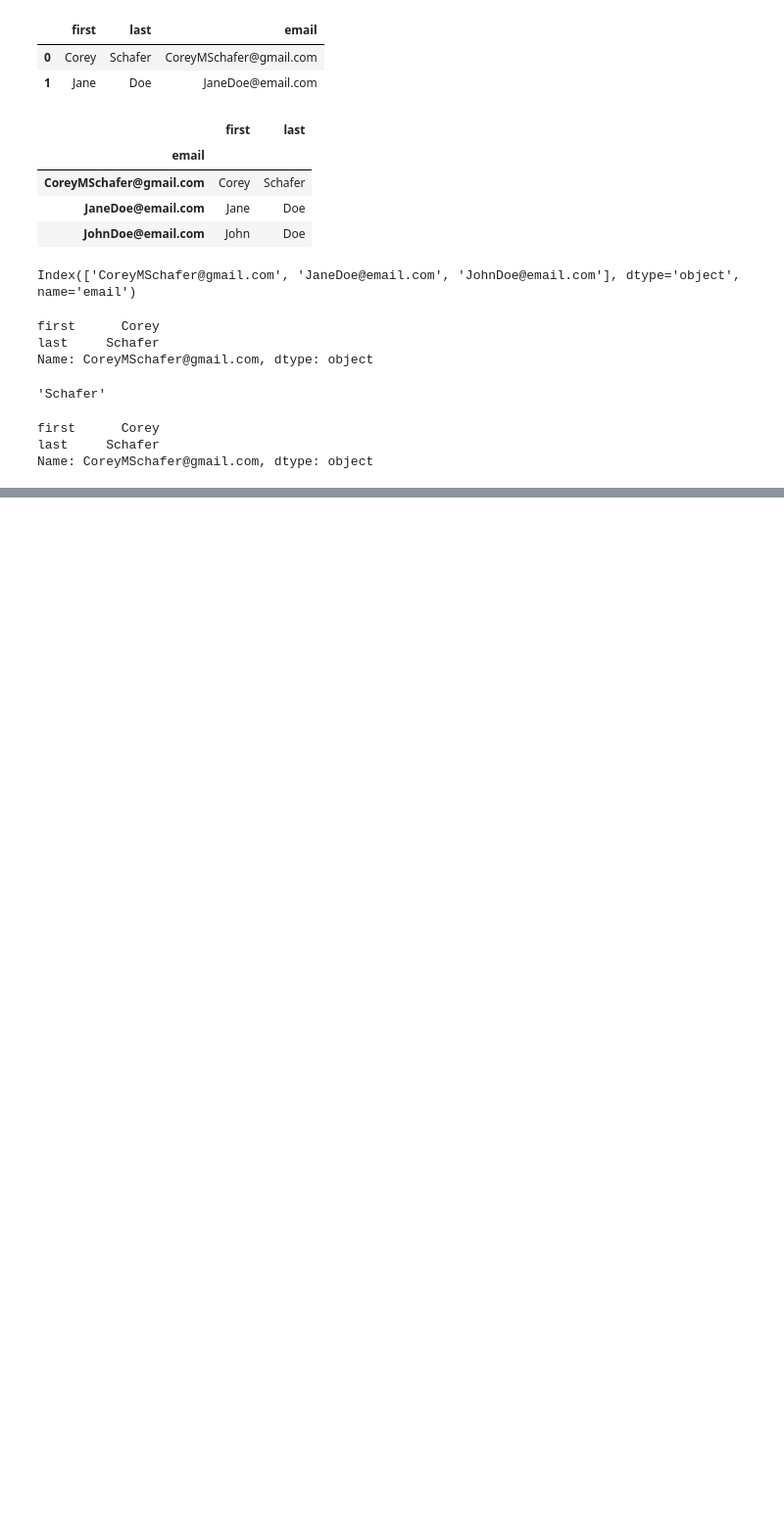
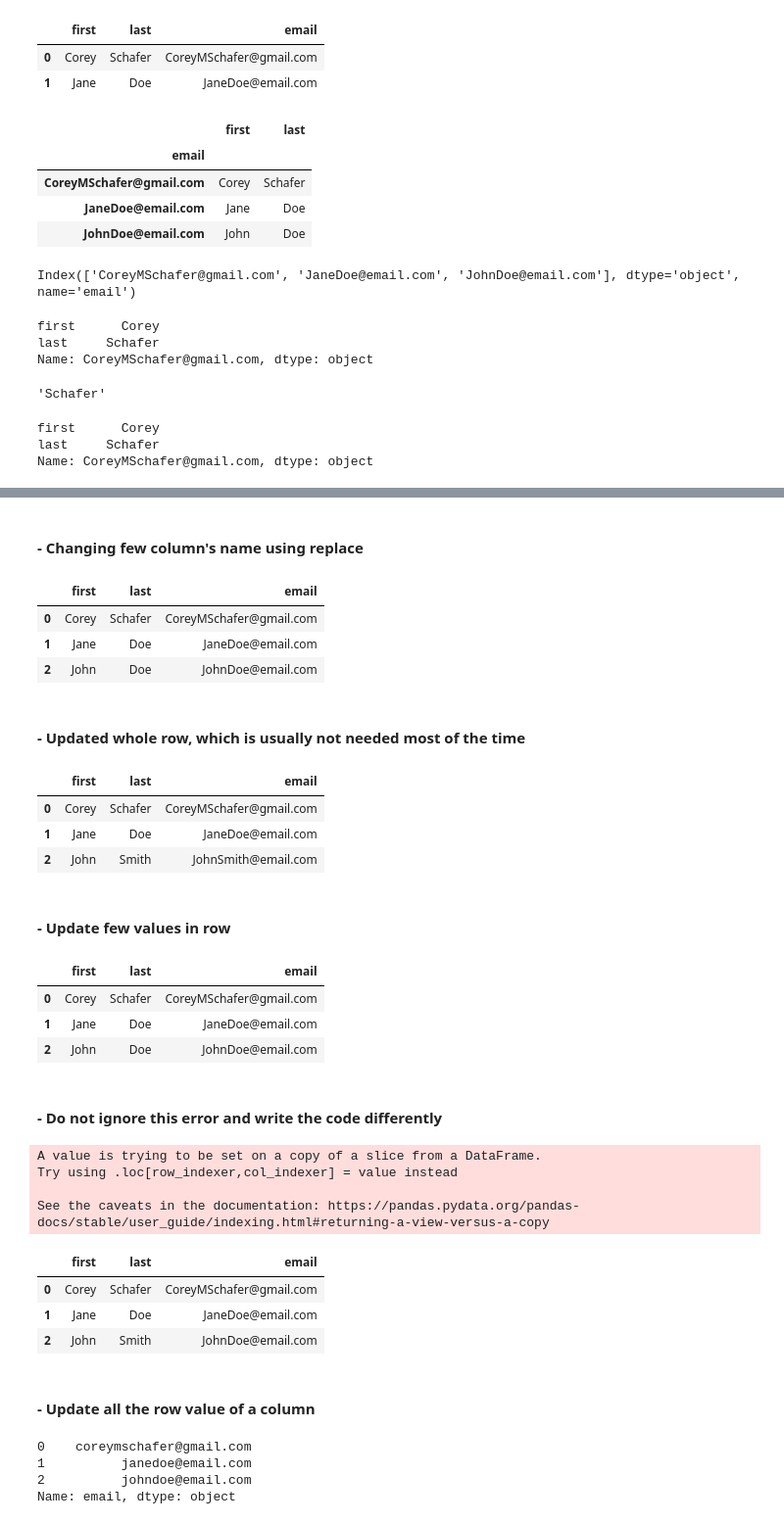
Before and after one commit to sakhawath19/Python, a Jupyter notebook: pandas/pandas_and_dict.ipynb, the cells around one changed output, grey strips where cells are left out. Shown at 98% size. Cells and saved outputs as stored; diff of their text form; code cells hidden in the pictures; blank space fills up the shorter version.

```diff
--- a/pandas/pandas_and_dict.ipynb
+++ b/pandas/pandas_and_dict.ipynb
@@ -168,0 +259,3 @@ Name: CoreyMSchafer@gmail.com, dtype: object
+# %%
+df.columns = [x.upper() for x in df.columns]      # convert column's name in upper case
+df.columns = [x.lower() for x in df.columns]      # I want to have the columns name in lower case
@@ -168,0 +268,4 @@ Name: CoreyMSchafer@gmail.com, dtype: object
+# %%
+# This df does not have any column name with empty space so nothing will change
+df.columns = df.columns.str.replace('_', ' ')      # replace '_' by ' '
+df.columns = df.columns.str.replace(' ', '_')      # replace ' ' by '_'
@@ -168,0 +276,24 @@ Name: CoreyMSchafer@gmail.com, dtype: object
+# %% [markdown]
+#### - Changing few column's name using replace
+# %%
+df.rename(columns={'first_name': 'first', 'last_name': 'last'}, inplace=True)
+# %%
+df
+# %% [output]
+|  | first | last | email |
+| 0 | Corey | Schafer | CoreyMSchafer@gmail.com |
+| 1 | Jane | Doe | JaneDoe@email.com |
+| 2 | John | Doe | JohnDoe@email.com |
+# %% [markdown]
+#### - Updated whole row, which is usually not needed most of the time
+# %%
+df.loc[2] = ['John', 'Smith', 'JohnSmith@email.com']
+# %%
+df
+# %% [output]
+|  | first | last | email |
+| 0 | Corey | Schafer | CoreyMSchafer@gmail.com |
+| 1 | Jane | Doe | JaneDoe@email.com |
+| 2 | John | Smith | JohnSmith@email.com |
+# %% [markdown]
+#### - Update few values in row
@@ -168,0 +306,17 @@ Name: CoreyMSchafer@gmail.com, dtype: object
+# %%
+df
+# %% [output]
+|  | first | last | email |
+| 0 | Corey | Schafer | CoreyMSchafer@gmail.com |
+| 1 | Jane | Doe | JaneDoe@email.com |
+| 2 | John | Doe | JohnDoe@email.com |
+# %% [markdown]
+#### - Do not ignore this error and write the code differently
+# %%
+filt = (df['email'] == 'JohnDoe@email.com')
+df[filt]['last'] = 'Smith'                    # it will not work or might show warnings
+# %% [output]
+A value is trying to be set on a copy of a slice from a DataFrame.
+Try using .loc[row_indexer,col_indexer] = value instead
+
+See the caveats in the documentation: https://pandas.pydata.org/pandas-docs/stable/user_guide/indexing.html#returning-a-view-versus-a-copy
@@ -168,0 +327,16 @@ Name: CoreyMSchafer@gmail.com, dtype: object
+# %%
+df
+# %% [output]
+|  | first | last | email |
+| 0 | Corey | Schafer | CoreyMSchafer@gmail.com |
+| 1 | Jane | Doe | JaneDoe@email.com |
+| 2 | John | Smith | JohnDoe@email.com |
+# %% [markdown]
+#### - Update all the row value of a column
+# %%
+df['email'].str.lower()
+# %% [output]
+0    coreymschafer@gmail.com
+1          janedoe@email.com
+2          johndoe@email.com
+Name: email, dtype: object
```
Also changed, not shown: parts of 48 cells of this notebook.
